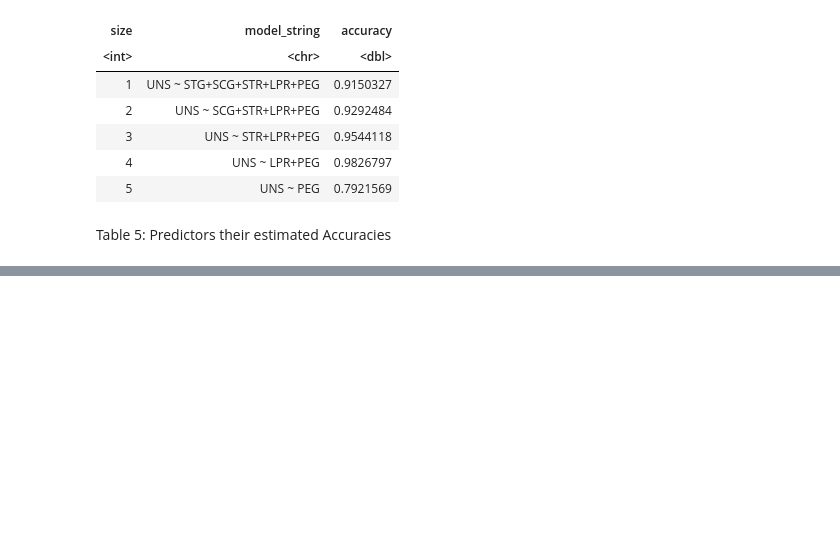
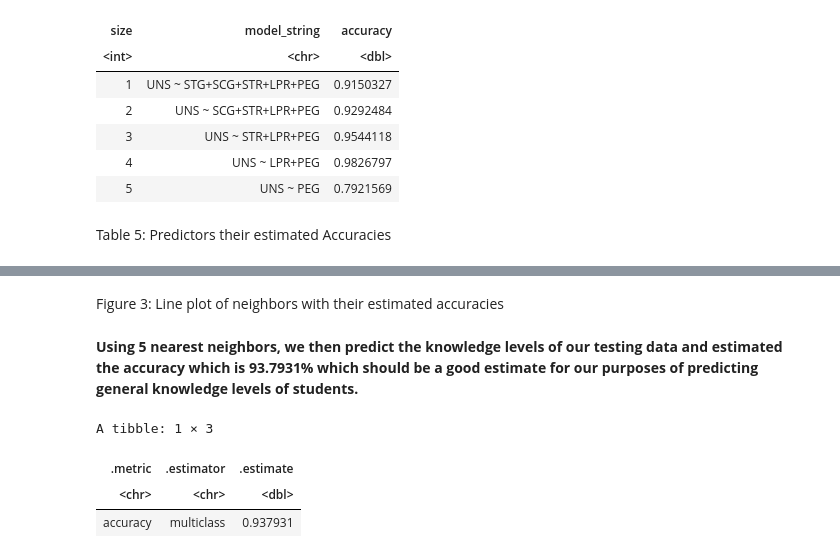
Before and after one commit to Jet-G/dsci-group-project-14, a Jupyter notebook: Project Report/Report.ipynb, the cells around one changed output, grey strips where cells are left out. Drawn from its saved outputs; the diff is of its cells as text; code cells hidden in the pictures; blank space fills up the shorter version.

```diff
--- a/Project Report/Report.ipynb
+++ b/Project Report/Report.ipynb
@@ -265,0 +274,25 @@ A tibble: 12 × 7
+# %% [markdown]
+Figure 3: Line plot of neighbors with their estimated accuracies
+# %% [markdown]
+**Using 5 nearest neighbors, we then predict the knowledge levels of our testing data and estimated the accuracy which is 93.7931% which should be a good estimate for our purposes of predicting general knowledge levels of students.**
+# %%
+knn_spec_test <- nearest_neighbor(weight_func = "rectangular", neighbors = 5) %>%
+set_engine("kknn") %>%
+set_mode("classification")
+
+UNS_fit <- workflow() %>%
+add_model(knn_spec_test) %>%
+add_recipe(UNS_recipe_k) %>%
+fit(data = balanced_training_data)
+
+UNS_test <- predict(UNS_fit, testing_data) %>%
+bind_cols(testing_data) %>%
+metrics(truth = UNS, estimate = .pred_class) %>%
+filter(.metric == "accuracy")
+
+UNS_test
+# %% [output]
+A tibble: 1 × 3
+| .metric | .estimator | .estimate |
+| <chr> | <chr> | <dbl> |
+| accuracy | multiclass | 0.937931 |
```
Also changed, not shown: parts of 10 cells of this notebook.
